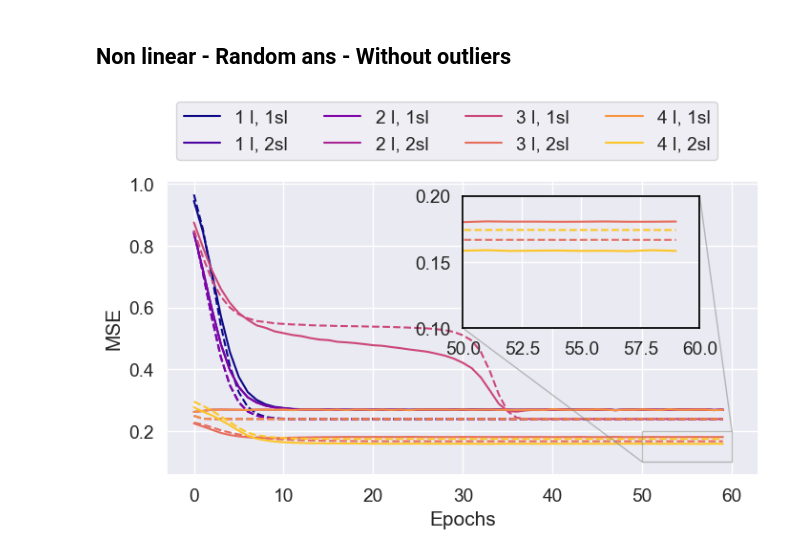
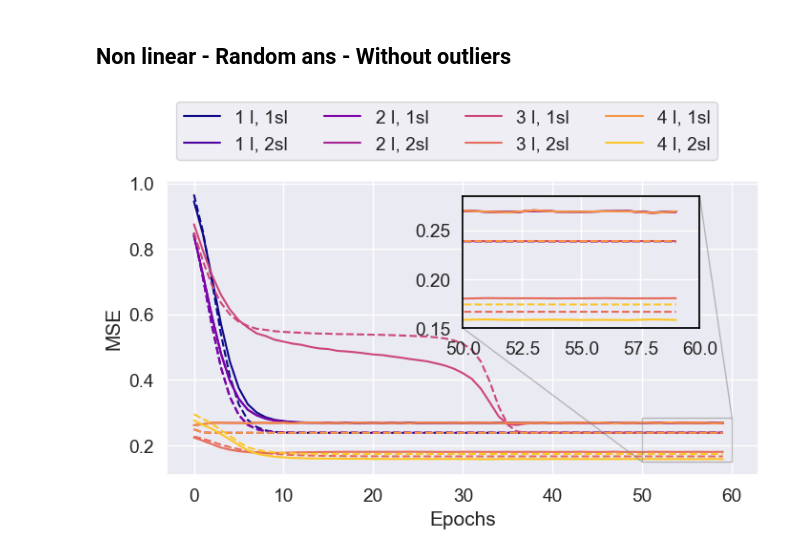
Before and after one commit to fran-scala/QuHack4IA_VQNN-track, a Jupyter notebook: utils/plot_results.ipynb, the cells around one changed output. Drawn from its saved outputs; the diff is of its cells as text; code cells hidden in the pictures.

Commit message:
fix: plot size

```diff
--- a/utils/plot_results.ipynb
+++ b/utils/plot_results.ipynb
@@ -768,7 +768,7 @@ fig, ax = plt.subplots(figsize=(8,4))
 
 #inset settings
 axin_1 = ax.inset_axes([0.5, 0.5, 0.4, 0.45])
-axin_1.set_ylim([0.1, 0.2])
+axin_1.set_ylim([0.15, 0.285])
 axin_1.set_xlim([50, 60])
 ax.indicate_inset_zoom(axin_1, edgecolor='grey',)#'black'
 plt.setp(axin_1.spines.values(), color='black')
@@ -785,31 +785,31 @@ for layers in range(min_layers, max_layers+1):
         train_cost = np.load(data+'/train_cost_per_epoch.npy', )
 
 
         pl1, = ax.plot(train_cost,linestyle='dashed',# label=f'{layers} l, {sublayers}sl - Train',
                        c=cmap(i),  )#alpha=0.5
         axin_1.plot(train_cost,linestyle='dashed',# label=f'{layers} l, {sublayers}sl - Train',
                     c=cmap(i),  )#alpha=0.5
         pl2, = ax.plot(val_cost, label=f'{layers} l, {sublayers}sl',
                        c=cmap(i))
         axin_1.plot(val_cost, label=f'{layers} l, {sublayers}sl',
                     c=cmap(i))
         i+=1
 
 
 
 ax.set_ylabel('MSE')
 ax.set_xlabel('Epochs')
 lgd = ax.legend(bbox_to_anchor=(.0, 1.3), ncol=4, loc='upper left')#
 # ax.add_artist(lgd)
 # lgd1 = ax.legend([pl1,pl2],['Train','Val'], loc='lower left',bbox_to_anchor=(0.1, 0.3))#
 # ax.add_artist(lgd)
 #creating a folder to save the plot
 dir_path = '..'
 data = dir_path+f'/plots/advanced'
 os.makedirs(data,  0o755,  exist_ok=True)
 
 fig.savefig(data+'/random_ans_without_outliers_compare_mse_per_epoch.pdf',
             bbox_extra_artists=(lgd,), bbox_inches='tight')
 plt.show()
 # %% [output]
-[figure, old version]
+[figure, new version]
```
